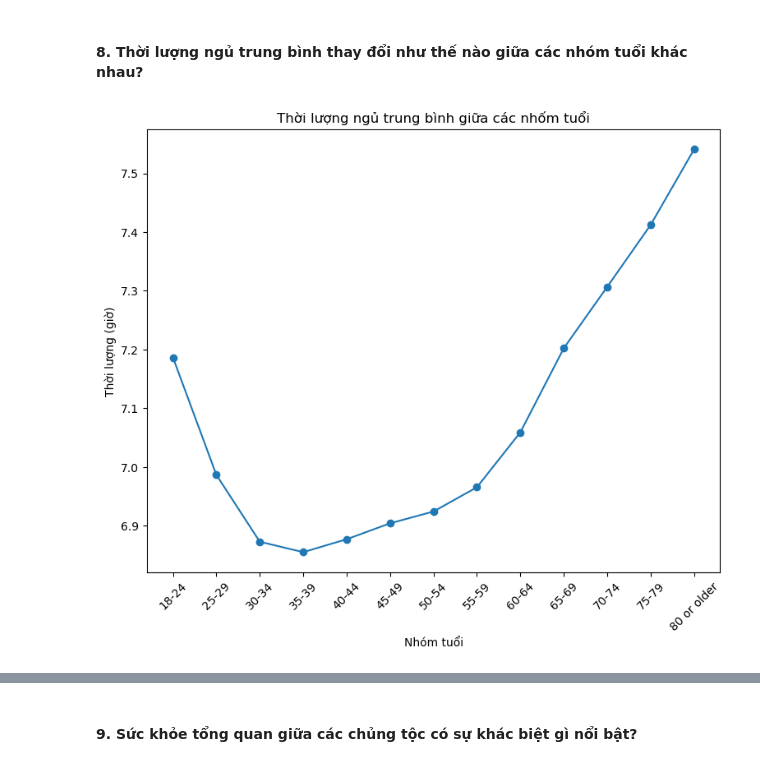
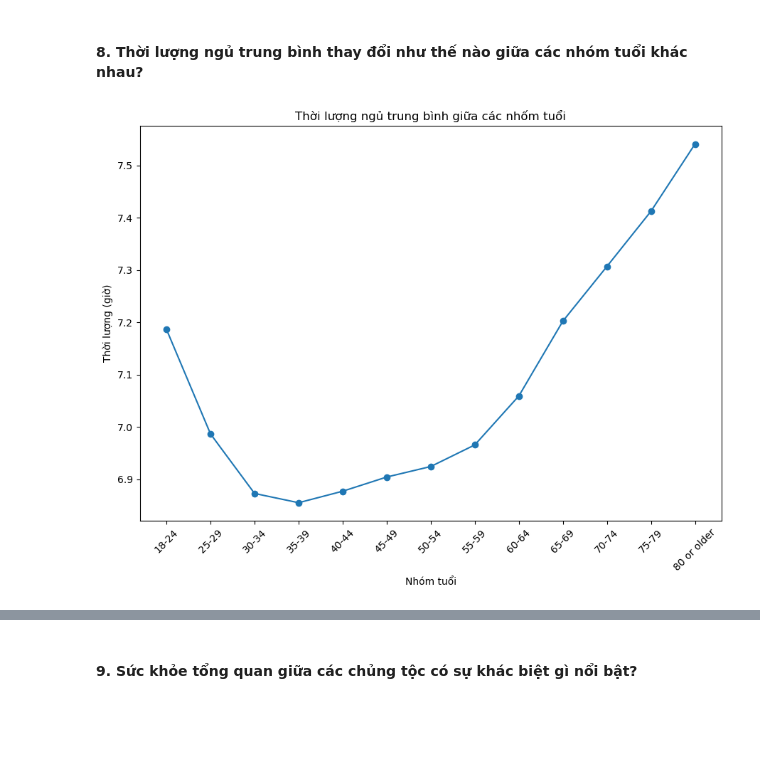
Before and after one commit to richardnguyen0715/Pro4DS-FinalProject-HandleKaggleDatasetProblems, a Jupyter notebook: Source/DataExploration.ipynb, the cells around one changed output, grey strips where cells are left out. Cells and saved outputs as stored; diff of their text form; code cells hidden in the pictures; blank space fills up the shorter version.

```diff
--- a/Source/DataExploration.ipynb
+++ b/Source/DataExploration.ipynb
@@ -679,13 +795,14 @@ plt.show()
 # %%
 avg_sleeptime = df.groupby("AgeCategory")["SleepTime"].mean()
 
 plt.figure(figsize=(9,7))
 plt.plot(avg_sleeptime.index,avg_sleeptime.values,marker="o")
 plt.title("Thời lượng ngủ trung bình giữa các nhốm tuổi")
 plt.xlabel("Nhóm tuổi")
 plt.ylabel("Thời lượng (giờ)")
 plt.xticks(rotation=45)
 
+plt.tight_layout()
 plt.show()
 # %% [output]
-[figure, old version]
+[figure, new version]
```
Also changed, not shown: parts of 20 cells of this notebook.
